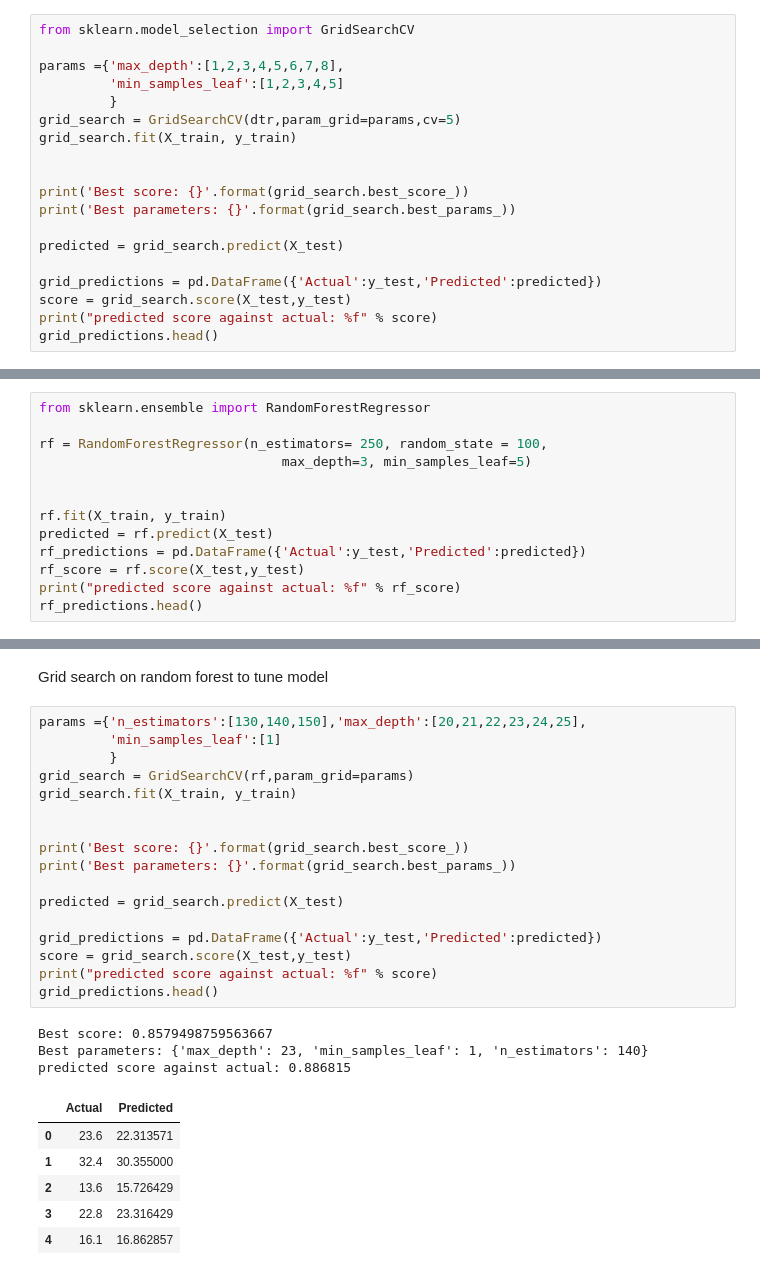
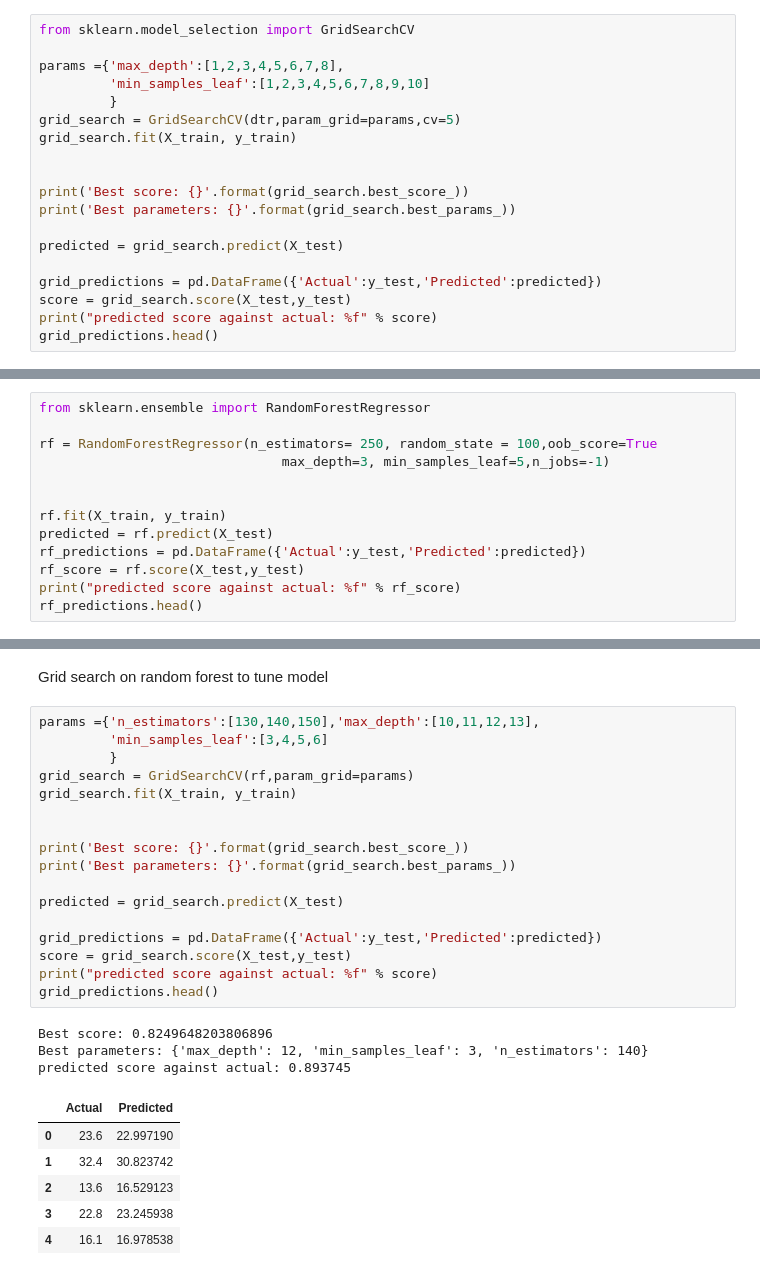
Before and after one commit to jcarpenter12/Regression-Analysis-Using-Python, a Jupyter notebook: Regression4.ipynb, the cells around one changed output, grey strips where cells are left out. Drawn from its saved outputs; the diff is of its cells as text.

```diff
--- a/Regression4.ipynb
+++ b/Regression4.ipynb
@@ -361,7 +361,7 @@ Grid Search in its simplest terms is used to run a model repeatedly each time wi
 from sklearn.model_selection import GridSearchCV
 
 params ={'max_depth':[1,2,3,4,5,6,7,8],
-         'min_samples_leaf':[1,2,3,4,5]
+         'min_samples_leaf':[1,2,3,4,5,6,7,8,9,10]
          }
 grid_search = GridSearchCV(dtr,param_grid=params,cv=5)
 grid_search.fit(X_train, y_train)
@@ -395,8 +395,8 @@ A Random Forest as the name suggests is a collection of decision trees. It rando
 # %%
 from sklearn.ensemble import RandomForestRegressor
 
-rf = RandomForestRegressor(n_estimators= 250, random_state = 100,
-                               max_depth=3, min_samples_leaf=5)
+rf = RandomForestRegressor(n_estimators= 250, random_state = 100,oob_score=True
+                               max_depth=3, min_samples_leaf=5,n_jobs=-1)
 
 
 rf.fit(X_train, y_train)
@@ -416,29 +416,29 @@ predicted score against actual: 0.848783
 # %% [markdown]
 Grid search on random forest to tune model
 # %%
-params ={'n_estimators':[130,140,150],'max_depth':[20,21,22,23,24,25],
-         'min_samples_leaf':[1]
+params ={'n_estimators':[130,140,150],'max_depth':[10,11,12,13],
+         'min_samples_leaf':[3,4,5,6]
          }
 grid_search = GridSearchCV(rf,param_grid=params)
 grid_search.fit(X_train, y_train)
 
 
 print('Best score: {}'.format(grid_search.best_score_))
 print('Best parameters: {}'.format(grid_search.best_params_))
 
 predicted = grid_search.predict(X_test)
 
 grid_predictions = pd.DataFrame({'Actual':y_test,'Predicted':predicted})
 score = grid_search.score(X_test,y_test)
 print("predicted score against actual: %f" % score)
 grid_predictions.head()
 # %% [output]
-Best score: 0.8579498759563667
-Best parameters: {'max_depth': 23, 'min_samples_leaf': 1, 'n_estimators': 140}
-predicted score against actual: 0.886815
+Best score: 0.8249648203806896
+Best parameters: {'max_depth': 12, 'min_samples_leaf': 3, 'n_estimators': 140}
+predicted score against actual: 0.893745
 |  | Actual | Predicted |
-| 0 | 23.6 | 22.313571 |
-| 1 | 32.4 | 30.355000 |
-| 2 | 13.6 | 15.726429 |
-| 3 | 22.8 | 23.316429 |
-| 4 | 16.1 | 16.862857 |
+| 0 | 23.6 | 22.997190 |
+| 1 | 32.4 | 30.823742 |
+| 2 | 13.6 | 16.529123 |
+| 3 | 22.8 | 23.245938 |
+| 4 | 16.1 | 16.978538 |
```
Also changed, not shown: parts of 7 cells of this notebook.
